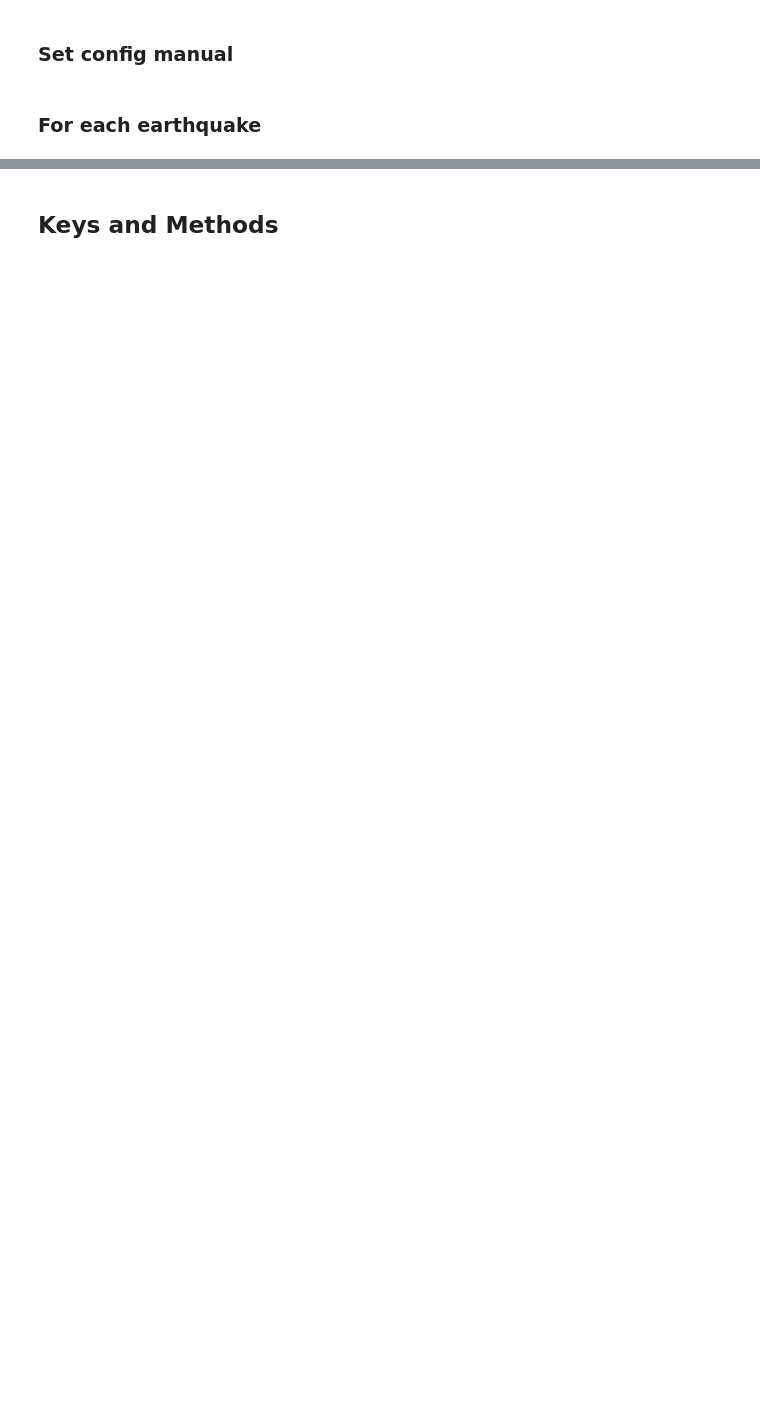
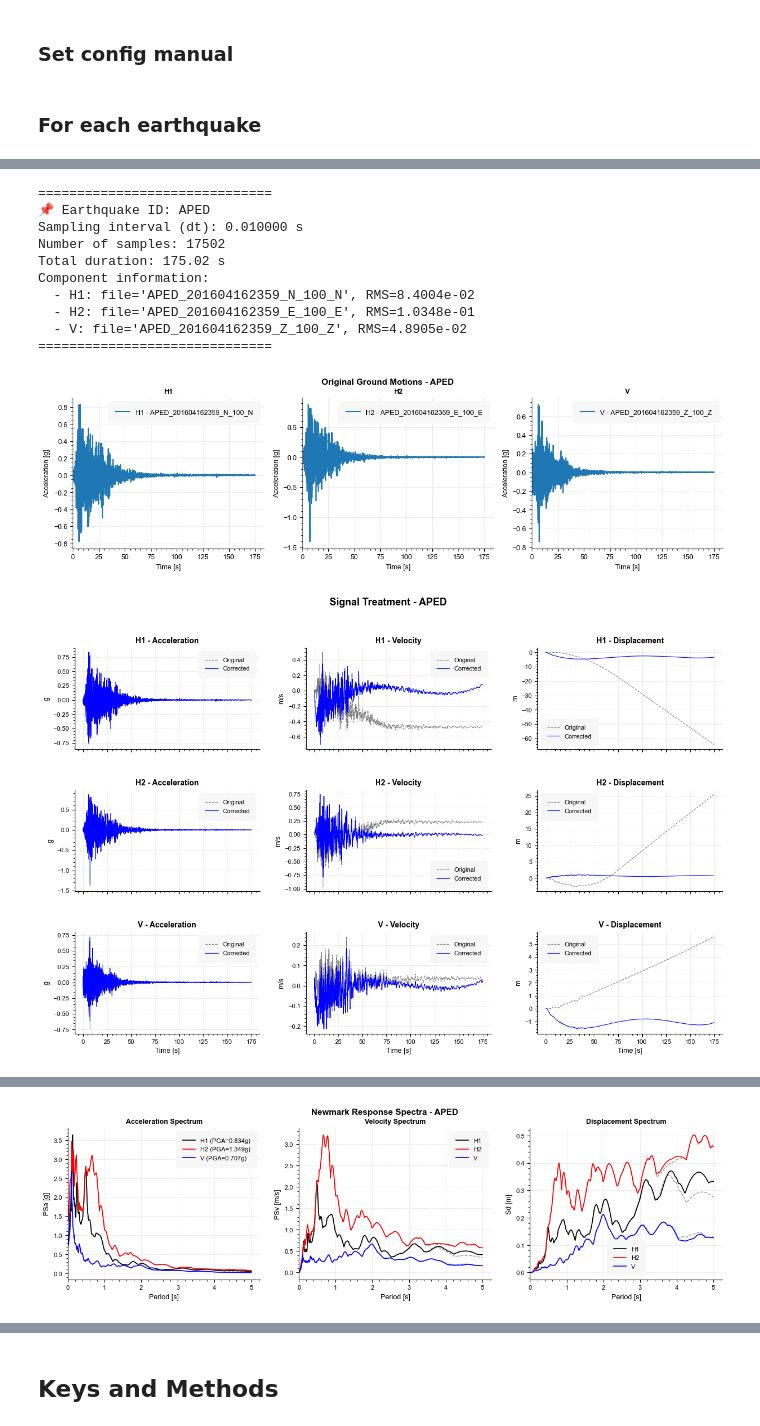
Before and after one commit to ppalacios92/EarthquakeSignal, a Jupyter notebook: src/EarthquakeSignal/examples/Example_Selected.ipynb, the cells around one changed output, grey strips where cells are left out. Drawn from its saved outputs; the diff is of its cells as text; code cells hidden in the pictures; blank space fills up the shorter version.

```diff
--- a/src/EarthquakeSignal/examples/Example_Selected.ipynb
+++ b/src/EarthquakeSignal/examples/Example_Selected.ipynb
@@ -37,7 +41,21 @@ earthquake = processor.process_all()
 # %%
 earthquake['APED'].print_summary()
 earthquake['APED'].plot_original_signals()
 earthquake['APED'].plot_corrected_signals()
 earthquake['APED'].plot_arias_signals()
 earthquake['APED'].plot_fourier_signals()
 earthquake['APED'].plot_newmark_spectra()
+earthquake['APED'].plot_rotd()
+# %% [output]
+==============================
+📌 Earthquake ID: APED
+Sampling interval (dt): 0.010000 s
+Number of samples: 17502
+Total duration: 175.02 s
+Component information:
+  - H1: file='APED_201604162359_N_100_N', RMS=8.4004e-02
+  - H2: file='APED_201604162359_E_100_E', RMS=1.0348e-01
+  - V: file='APED_201604162359_Z_100_Z', RMS=4.8905e-02
+==============================
+[figure, added]
+[figure, added]
@@ -43,0 +64 @@ earthquake['APED'].plot_newmark_spectra()
+[figure, added]
```
Also changed, not shown: parts of 12 cells of this notebook, 1 other file.
